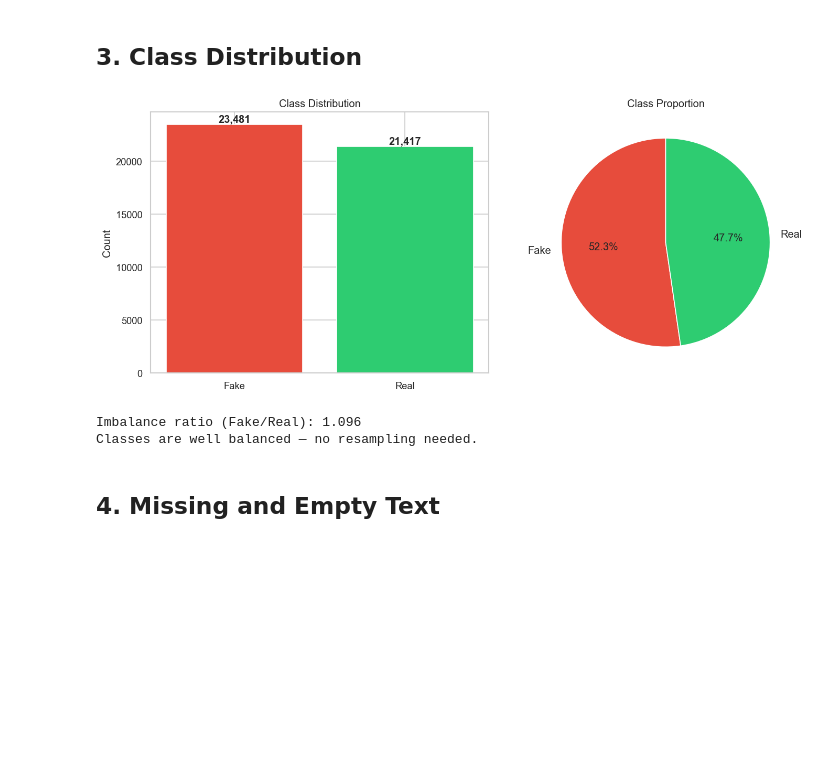
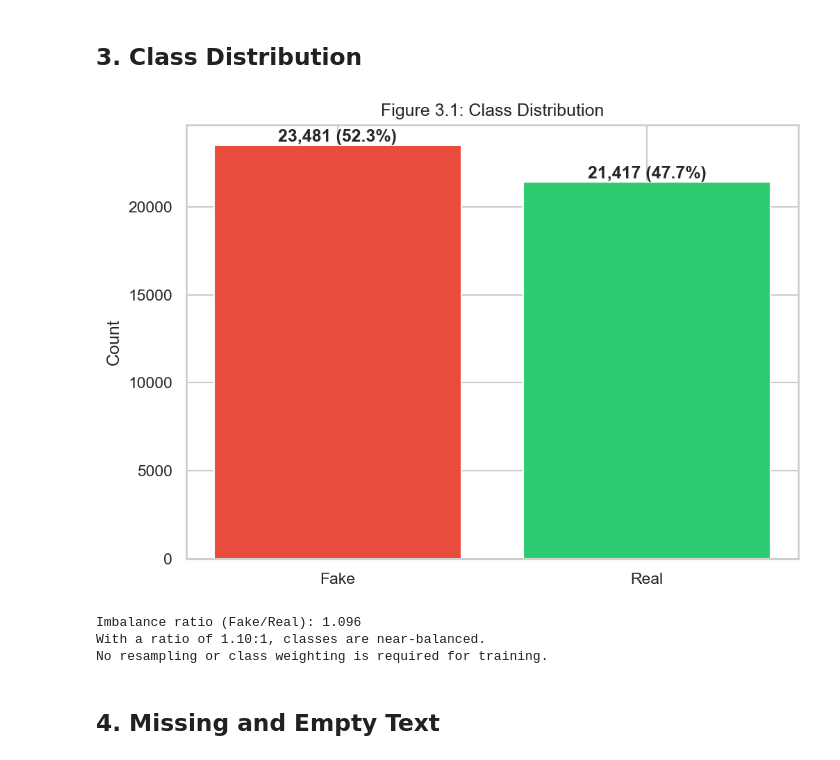
Before and after one commit to aoleszkiewicz/factlens, a Jupyter notebook: notebooks/explore/01_eda.ipynb, the cells around one changed output. Drawn from its saved outputs; the diff is of its cells as text; code cells hidden in the pictures; blank space fills up the shorter version.

```diff
--- a/notebooks/explore/01_eda.ipynb
+++ b/notebooks/explore/01_eda.ipynb
@@ -12,7 +12,6 @@ import seaborn as sns
 from collections import Counter
 from scipy.stats import mannwhitneyu
 import re
-import warnings
 
 import nltk
 nltk.download("stopwords", quiet=True)
@@ -20,10 +19,9 @@ from nltk.corpus import stopwords
 
 from wordcloud import WordCloud
 
-warnings.filterwarnings("ignore")
 sns.set_theme(style="whitegrid", palette="muted")
 plt.rcParams["figure.figsize"] = (10, 6)
-plt.rcParams["figure.dpi"] = 120
+plt.rcParams["figure.dpi"] = 150
 
 LABEL_NAMES = {0: "Fake", 1: "Real"}
 LABEL_COLORS = {0: "#e74c3c", 1: "#2ecc71"}
@@ -207,31 +205,30 @@ news_df.head()
 # %%
 counts = news_df["label"].value_counts().sort_index()
 labels = [LABEL_NAMES[i] for i in counts.index]
 colors = [LABEL_COLORS[i] for i in counts.index]
 
-fig, (ax1, ax2) = plt.subplots(1, 2, figsize=(12, 5))
+fig, ax = plt.subplots(figsize=(7, 5))
 
-bars = ax1.bar(labels, counts.values, color=colors)
+bars = ax.bar(labels, counts.values, color=colors)
 for bar, val in zip(bars, counts.values):
-    ax1.text(bar.get_x() + bar.get_width() / 2, bar.get_height() + 200,
-             f"{val:,}", ha="center", fontweight="bold")
-ax1.set_title("Class Distribution")
-ax1.set_ylabel("Count")
-
-ax2.pie(counts.values, labels=labels, colors=colors, autopct="%1.1f%%",
-        startangle=90, textprops={"fontsize": 12})
-ax2.set_title("Class Proportion")
+    pct = val / counts.sum() * 100
+    ax.text(bar.get_x() + bar.get_width() / 2, bar.get_height() + 200,
+             f"{val:,} ({pct:.1f}%)", ha="center", fontweight="bold")
+ax.set_title("Figure 3.1: Class Distribution")
+ax.set_ylabel("Count")
 
 plt.tight_layout()
 plt.show()
 
 ratio = counts[0] / counts[1]
 print(f"Imbalance ratio (Fake/Real): {ratio:.3f}")
-print(f"Classes are {'well' if ratio < 1.5 else 'not'} balanced — no resampling needed.")
+print(f"With a ratio of {ratio:.2f}:1, classes are near-balanced.")
+print("No resampling or class weighting is required for training.")
 # %% [output]
-[figure, old version]
+[figure, new version]
 Imbalance ratio (Fake/Real): 1.096
-Classes are well balanced — no resampling needed.
+With a ratio of 1.10:1, classes are near-balanced.
+No resampling or class weighting is required for training.
 # %% [markdown]
 ## 4. Missing and Empty Text
 # %%
```
Also changed, not shown: parts of 14 cells of this notebook.
